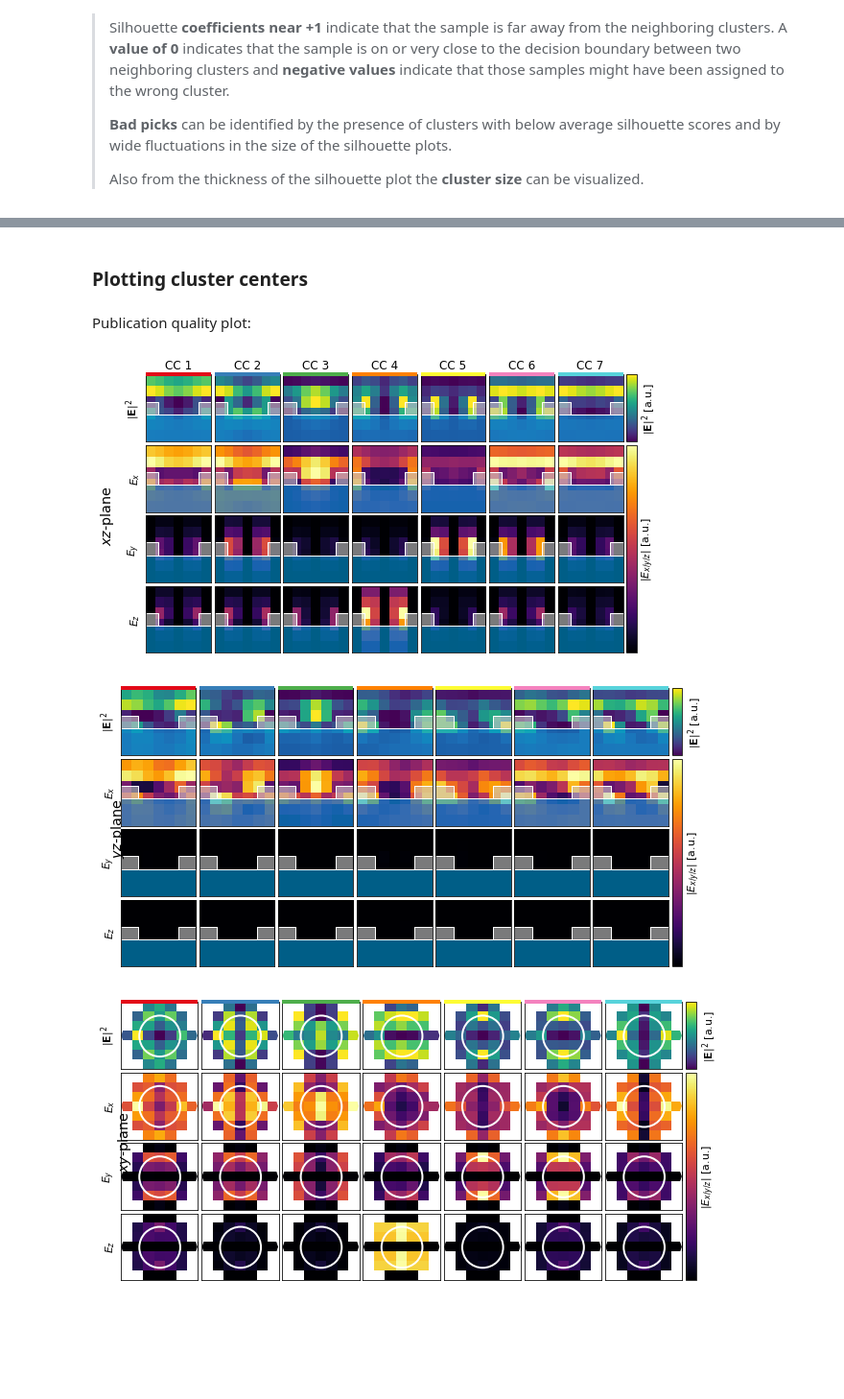
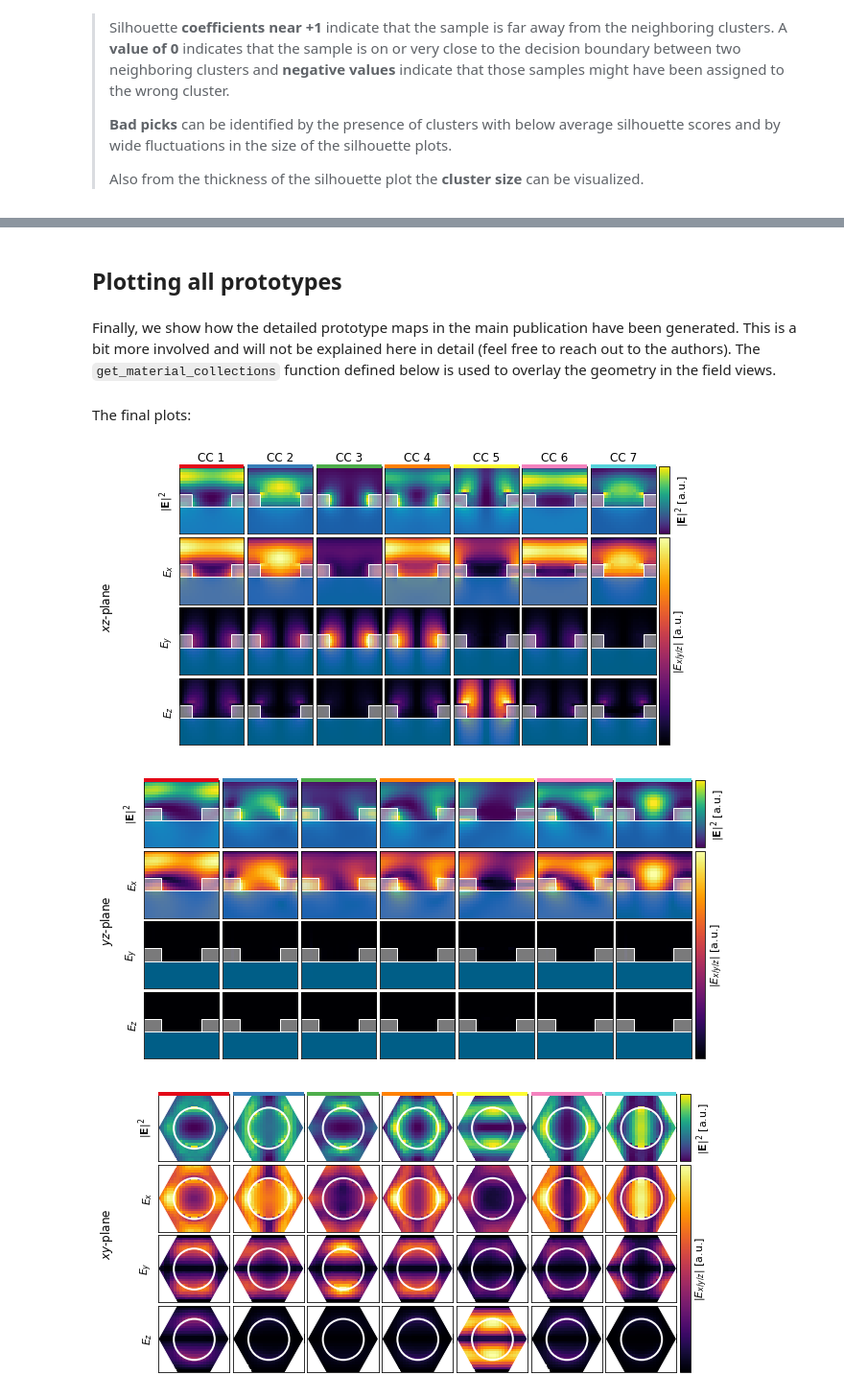
Before and after one commit to cbpygit/phc_mode_clustering, a Jupyter notebook: notebooks/Loading and Plotting of Stored Data.ipynb, the cells around one changed output, grey strips where cells are left out. Shown at 96% size. Drawn from its saved outputs; the diff is of its cells as text; code cells hidden in the pictures; blank space fills up the shorter version.

Commit message:
Finished the loading and plotting demonstration notebook.

```diff
--- a/notebooks/Loading and Plotting of Stored Data.ipynb
+++ b/notebooks/Loading and Plotting of Stored Data.ipynb
@@ -35,14 +39,14 @@ from src import tools, in_out, visualize as vis
 # n_clusters settings
 n_clusters_dicts = tools.defaultdict(dict)
 n_clusters_dicts['Gamma-K']['TE'] = 8
-n_clusters_dicts['Gamma-K']['TM'] = 8 # maybe 8
-n_clusters_dicts['Gamma-M']['TE'] = 7 # maybe 8
+n_clusters_dicts['Gamma-K']['TM'] = 8
+n_clusters_dicts['Gamma-M']['TE'] = 7
 n_clusters_dicts['Gamma-M']['TM'] = 7
 n_clusters_dicts = dict(n_clusters_dicts)
 
-sim_data, model_data, metadata = in_out.load_complete_data(
+sim_data, model_data, metadata = in_out.load_data(
                                       os.path.join(project_dir, 'models'),
-                                      'GaussianMixture',
+                                      'MiniBatchKMeans_example',
                                        n_clusters_dicts)
 
 
@@ -99,5 +111,5 @@ for i, direc, pol, pol_suf, form in comb_iter():
     data = sim_data.loc[sim_nums]
     vis.compare_values_and_classification(data, 'E', pol_suf,
                                           plt.figure(figsize=(9., 4.)),
-                                          interpolation='spline16')
+                                          interpolation='none')
 # %% [output]
@@ -108,5 +120,7 @@ for i, direc, pol, pol_suf, form in comb_iter():
 # %% [markdown]
-### Plotting cluster centers
+## Plotting all prototypes
+# %% [markdown]
+Finally, we show how the detailed prototype maps in the main publication have been generated. This is a bit more involved and will not be explained here in detail (feel free to reach out to the authors). The `get_material_collections` function defined below is used to overlay the geometry in the field views.
 # %%
 def get_material_collections(im, plane_idx, hg_=250.e-9, hp_=116.e-9,
                              rad_=1.835e-07):
@@ -150,8 +164,8 @@ def get_material_collections(im, plane_idx, hg_=250.e-9, hp_=116.e-9,
                                            linewidths=2.))
 
     return collections
-# %% [markdown]
-Publication quality plot:
+# %% [markdown]
+The final plots:
 # %%
 n_clusters = len(model.cluster_centers_)
 _cmap,_,_ = vis.get_discrete_cmap(model.n_clusters)
@@ -189,34 +203,34 @@ for plane_idx in [0,3,4]:
             _ax.set_xticks(()); _ax.set_yticks(())
             if i == 0:
                 if plane_idx == 0:
                     _ax.set_title('CC {}'.format(icl+1))
                 _ax.spines['top'].set_linewidth(4)
                 _ax.spines['top'].set_color(_cmap.colors[icl])
                 _ax.spines['top'].set_capstyle('butt')
 
             for mcol in get_material_collections(im2, plane_idx):
                 _ax.add_collection(mcol)
 
     from mpl_toolkits.axes_grid1.inset_locator import inset_axes
     caxe = inset_axes(grid[n_clusters-1], 0.15, "100%", loc=3,
                       bbox_to_anchor=(1.05,0,1,1),
                       bbox_transform=grid[n_clusters-1].transAxes,
                       borderpad=0.0)
     cbe = plt.colorbar(im2, cax=caxe)
     cbe.set_ticks(())
     caxe.set_ylabel(r'$\|\mathbf{E}\|^2$ [a.u.]')
 
     cax = inset_axes(grid[-1], 0.15, "310%", loc=3,
                      bbox_to_anchor=(1.05,0,1,1),
                      bbox_transform=grid[-1].transAxes, borderpad=0.0)
     cb = plt.colorbar(im, cax=cax)
     cb.set_ticks(())
     cax.set_ylabel(r'$|E_{x/y/z}|$ [a.u.]')
 
-    plt.suptitle(plane_names[plane_idx], rotation='vertical', x=0.235, y=0.5,
+    plt.suptitle(plane_names[plane_idx], rotation='vertical', x=0.2, y=0.5,
                  verticalalignment='center', horizontalalignment='right')
     plt.show()
 # %% [output]
-[figure, old version]
+[figure, new version]
-[figure, old version]
+[figure, new version]
-[figure, old version]
+[figure, new version]
```
Also changed, not shown: parts of 11 cells of this notebook.
